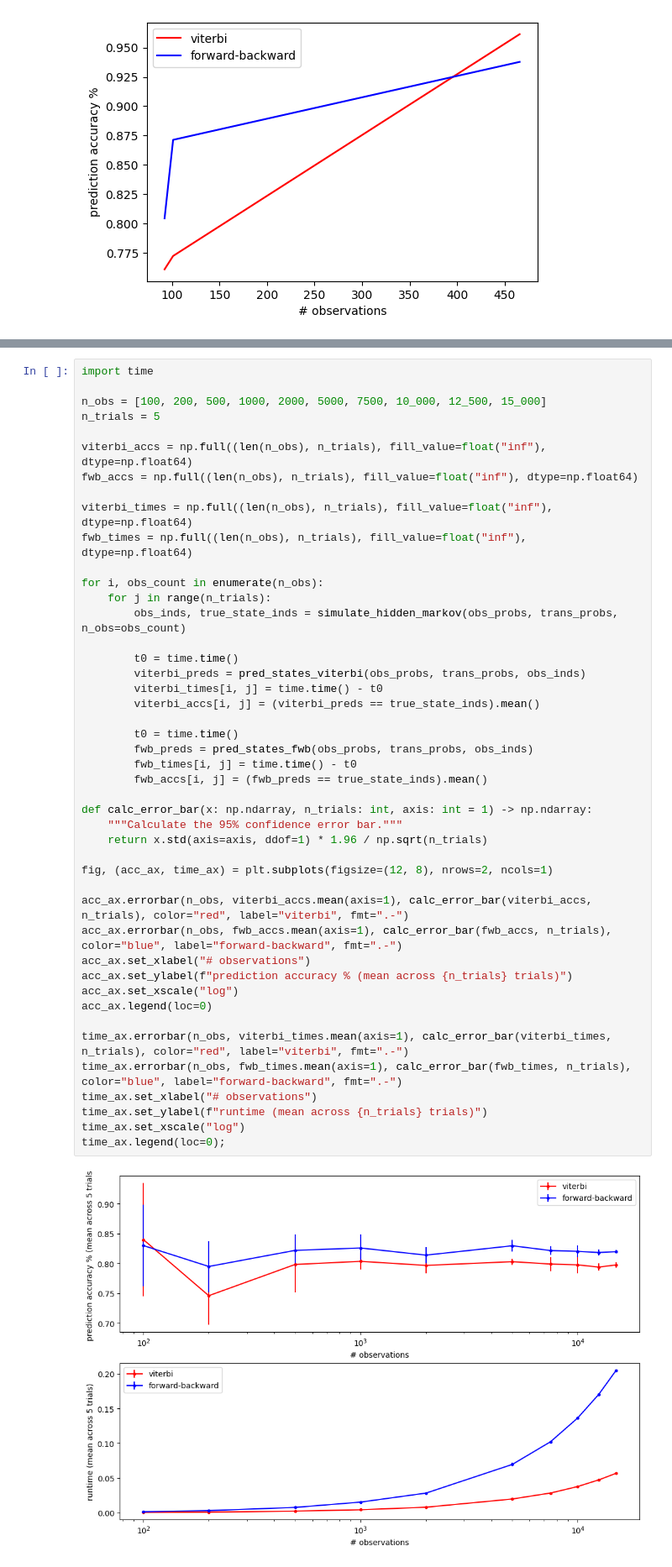
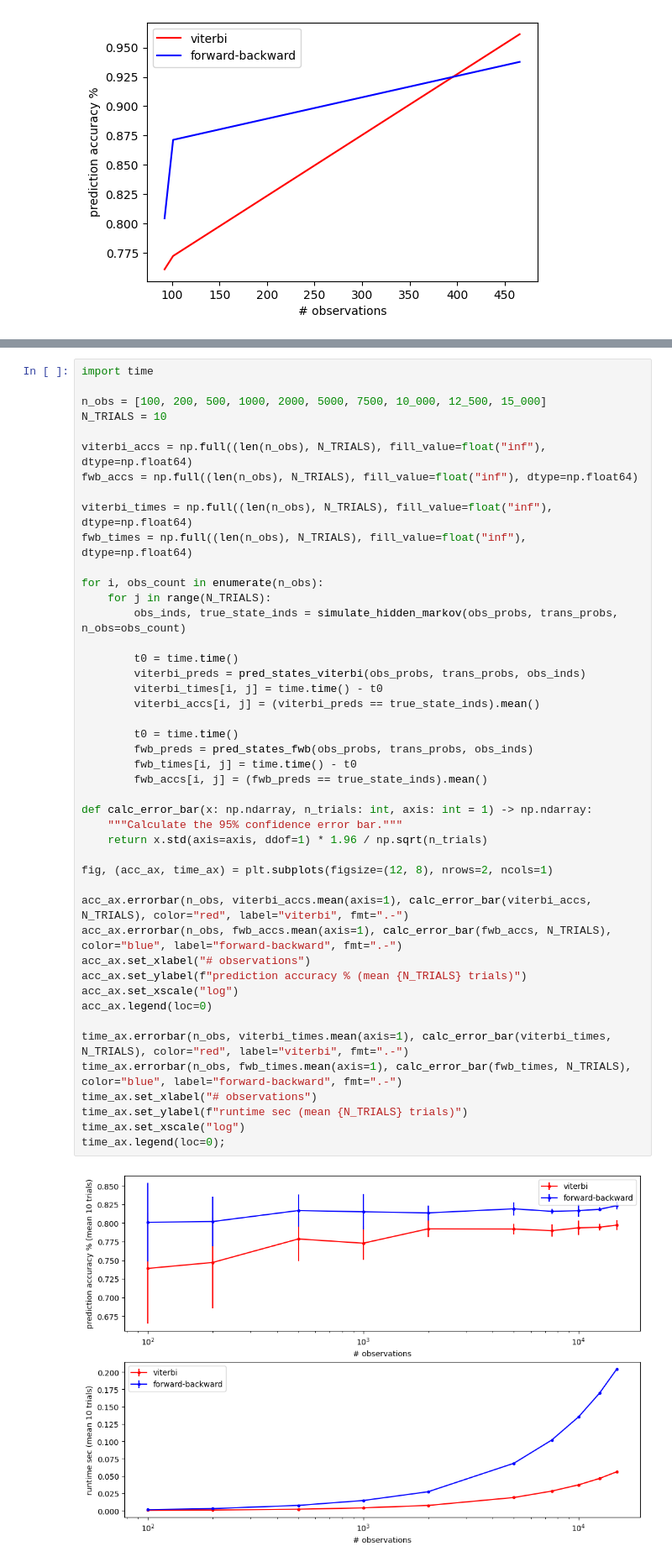
Before and after one commit to gordonbchen/cse_3500, a Jupyter notebook: honors/hmm.ipynb, the cells around one changed output, grey strips where cells are left out. Shown: that part at 84% size. Cells and saved outputs as stored; diff of their text form.

Commit message:
add hmm viterbi vs fwb analysis

```diff
--- a/honors/hmm.ipynb
+++ b/honors/hmm.ipynb
@@ -226,47 +234,47 @@ LLLLLLLLLLLLLFFFFFFFFFFFFFLLLLLLLFFFFFFFFFFFFLLFFFFFLLLLLLLLLLLFFFFFFFFFFFFFFFFF
 import time
 
 n_obs = [100, 200, 500, 1000, 2000, 5000, 7500, 10_000, 12_500, 15_000]
-n_trials = 5
+N_TRIALS = 10
 
-viterbi_accs = np.full((len(n_obs), n_trials), fill_value=float("inf"), dtype=np.float64)
-fwb_accs = np.full((len(n_obs), n_trials), fill_value=float("inf"), dtype=np.float64)
+viterbi_accs = np.full((len(n_obs), N_TRIALS), fill_value=float("inf"), dtype=np.float64)
+fwb_accs = np.full((len(n_obs), N_TRIALS), fill_value=float("inf"), dtype=np.float64)
 
-viterbi_times = np.full((len(n_obs), n_trials), fill_value=float("inf"), dtype=np.float64)
-fwb_times = np.full((len(n_obs), n_trials), fill_value=float("inf"), dtype=np.float64)
+viterbi_times = np.full((len(n_obs), N_TRIALS), fill_value=float("inf"), dtype=np.float64)
+fwb_times = np.full((len(n_obs), N_TRIALS), fill_value=float("inf"), dtype=np.float64)
 
 for i, obs_count in enumerate(n_obs):
-    for j in range(n_trials):
+    for j in range(N_TRIALS):
         obs_inds, true_state_inds = simulate_hidden_markov(obs_probs, trans_probs, n_obs=obs_count)
 
         t0 = time.time()
         viterbi_preds = pred_states_viterbi(obs_probs, trans_probs, obs_inds)
         viterbi_times[i, j] = time.time() - t0
         viterbi_accs[i, j] = (viterbi_preds == true_state_inds).mean()
 
         t0 = time.time()
         fwb_preds = pred_states_fwb(obs_probs, trans_probs, obs_inds)
         fwb_times[i, j] = time.time() - t0
         fwb_accs[i, j] = (fwb_preds == true_state_inds).mean()
 
 def calc_error_bar(x: np.ndarray, n_trials: int, axis: int = 1) -> np.ndarray:
     """Calculate the 95% confidence error bar."""
     return x.std(axis=axis, ddof=1) * 1.96 / np.sqrt(n_trials)
 
 fig, (acc_ax, time_ax) = plt.subplots(figsize=(12, 8), nrows=2, ncols=1)
 
-acc_ax.errorbar(n_obs, viterbi_accs.mean(axis=1), calc_error_bar(viterbi_accs, n_trials), color="red", label="viterbi", fmt=".-")
-acc_ax.errorbar(n_obs, fwb_accs.mean(axis=1), calc_error_bar(fwb_accs, n_trials), color="blue", label="forward-backward", fmt=".-")
+acc_ax.errorbar(n_obs, viterbi_accs.mean(axis=1), calc_error_bar(viterbi_accs, N_TRIALS), color="red", label="viterbi", fmt=".-")
+acc_ax.errorbar(n_obs, fwb_accs.mean(axis=1), calc_error_bar(fwb_accs, N_TRIALS), color="blue", label="forward-backward", fmt=".-")
 acc_ax.set_xlabel("# observations")
-acc_ax.set_ylabel(f"prediction accuracy % (mean across {n_trials} trials)")
+acc_ax.set_ylabel(f"prediction accuracy % (mean {N_TRIALS} trials)")
 acc_ax.set_xscale("log")
 acc_ax.legend(loc=0)
 
-time_ax.errorbar(n_obs, viterbi_times.mean(axis=1), calc_error_bar(viterbi_times, n_trials), color="red", label="viterbi", fmt=".-")
-time_ax.errorbar(n_obs, fwb_times.mean(axis=1), calc_error_bar(fwb_times, n_trials), color="blue", label="forward-backward", fmt=".-")
+time_ax.errorbar(n_obs, viterbi_times.mean(axis=1), calc_error_bar(viterbi_times, N_TRIALS), color="red", label="viterbi", fmt=".-")
+time_ax.errorbar(n_obs, fwb_times.mean(axis=1), calc_error_bar(fwb_times, N_TRIALS), color="blue", label="forward-backward", fmt=".-")
 time_ax.set_xlabel("# observations")
-time_ax.set_ylabel(f"runtime (mean across {n_trials} trials)")
+time_ax.set_ylabel(f"runtime sec (mean {N_TRIALS} trials)")
 time_ax.set_xscale("log")
 time_ax.legend(loc=0);
 # %% [output]
-[figure, old version]
+[figure, new version]
 # %% [markdown]
```
Also changed, not shown: parts of 4 cells of this notebook.
